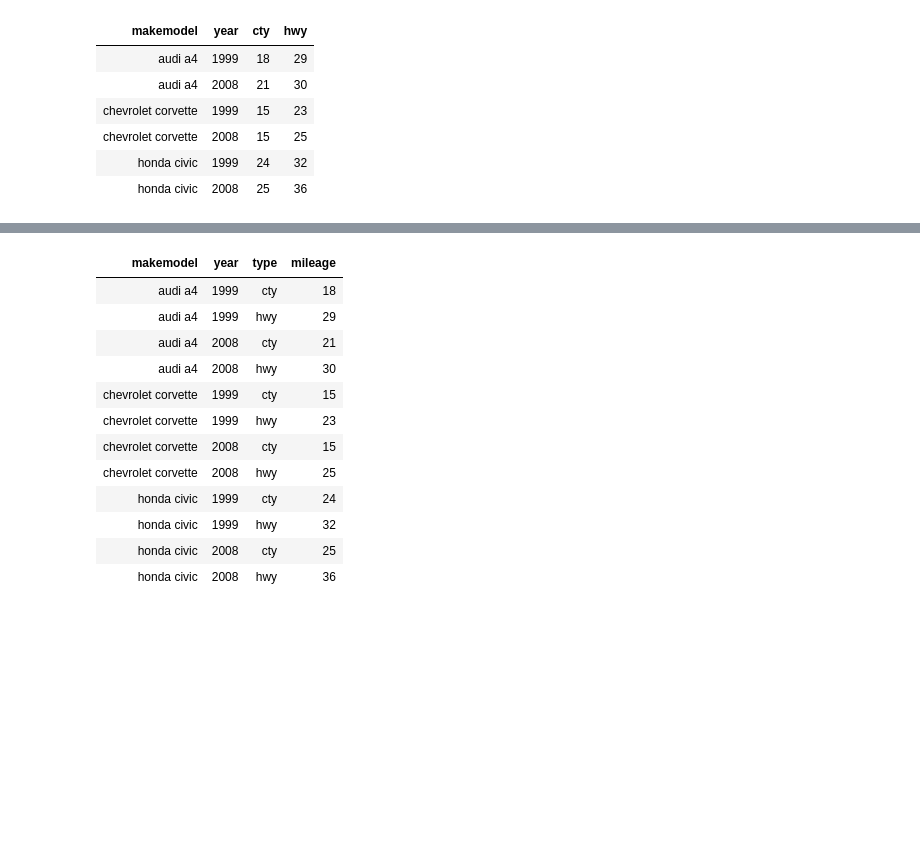
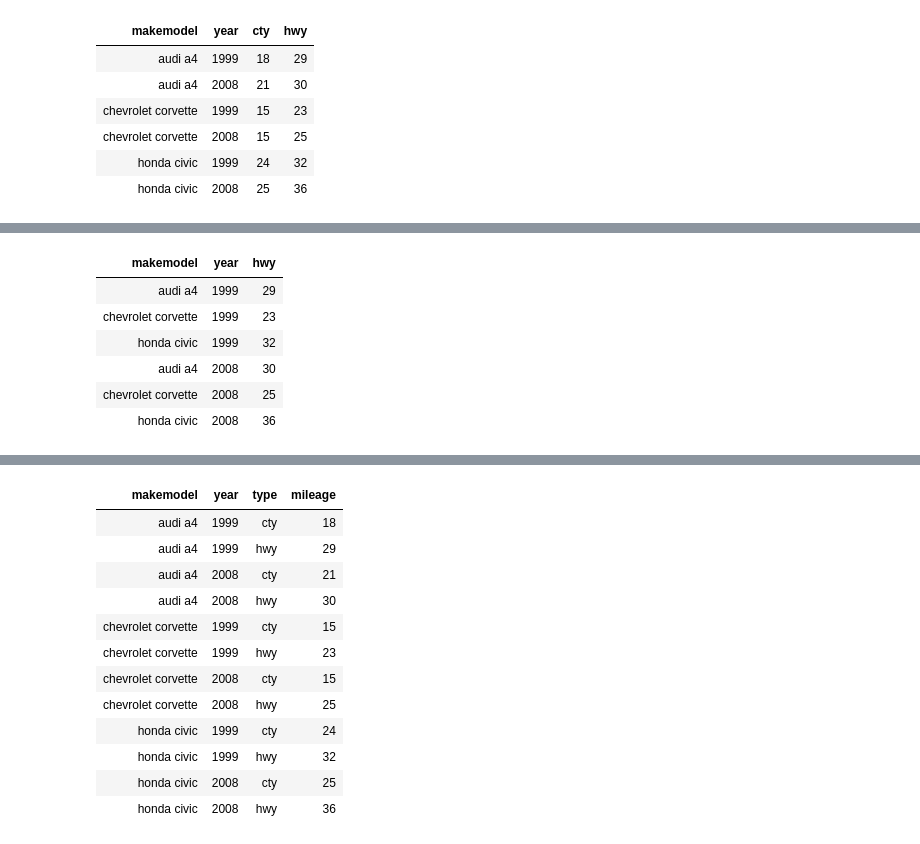
Before and after one commit to compbiocore/tidyverse-workshop, a Jupyter notebook: notebooks/workshop.ipynb, the cells around one changed output, grey strips where cells are left out. Cells and saved outputs as stored; diff of their text form; code cells hidden in the pictures; blank space fills up the shorter version.

```diff
--- a/notebooks/workshop.ipynb
+++ b/notebooks/workshop.ipynb
@@ -108,0 +166,11 @@ table1
+# %%
+tidy2b <- gather(table2b, `1999`, `2008`, key = "year", value = "hwy")
+tidy2b
+# %% [output]
+| makemodel | year | hwy |
+| audi a4 | 1999 | 29 |
+| chevrolet corvette | 1999 | 23 |
+| honda civic | 1999 | 32 |
+| audi a4 | 2008 | 30 |
+| chevrolet corvette | 2008 | 25 |
+| honda civic | 2008 | 36 |
```
Also changed, not shown: parts of 53 cells of this notebook, 53 other files.
